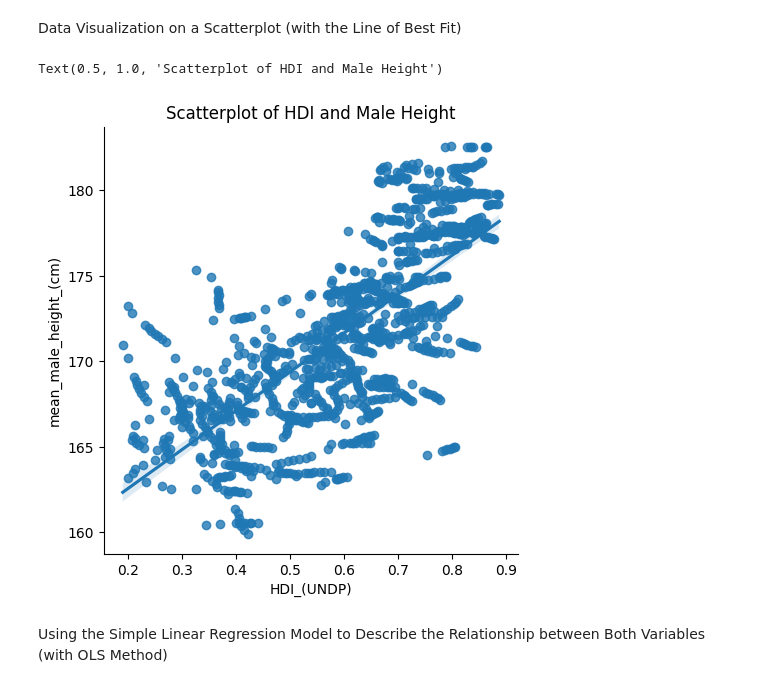
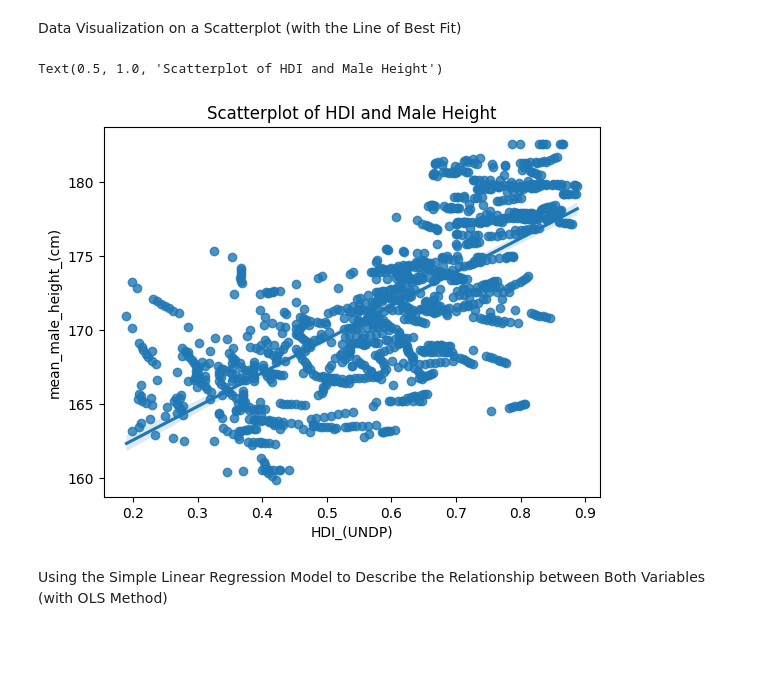
Before and after one commit to emiriosp/correlation_hdi_and_height, a Jupyter notebook: relationship_HDI_and_height.ipynb, the cells around one changed output. Saved outputs shown, nothing was run; the diff lists cells and outputs as text; code cells hidden in the pictures; blank space fills up the shorter version.

Commit message:
HDI & Height

```diff
--- a/relationship_HDI_and_height.ipynb
+++ b/relationship_HDI_and_height.ipynb
@@ -28,10 +28,10 @@ df
 # %% [markdown]
 Describing our Dataset (rounded to 3 decimal places, only HDI & height columns)
 # %%
-dataset = df.copy() # make a copy so we can go back to the original dataset if needed
+df_0 = df.copy() # make a copy so we can go back to the original dataset if needed
 
-dataset_1 = dataset.drop(columns=['entity','code','year','continent_edited']) # we only need data from HDI and height
-dataset_1.describe().round(3)
+df_1 = df_0.drop(columns=['entity','code','year','continent']) # we only need data from HDI and height
+df_1.describe().round(3)
 # %% [output]
 |  | HDI_(UNDP) | mean_male_height_(cm) |
 | count | 5001.000 | 21008.000 |
@@ -63,0 +47,3 @@ new_dataset
+# %%
+df_2 = df_1.dropna()
+df_2
@@ -118,11 +118,11 @@ new_dataset.plot.scatter(x, y, title='Scatterplot of HDI and Mean Height')
 # %% [markdown]
 Data Visualization on a Scatterplot (with the Line of Best Fit)
 # %%
-sns.lmplot(x, y, data=new_dataset)
+sns.regplot(x='HDI_(UNDP)', y='mean_male_height_(cm)', data=df_2)
 plt.title("Scatterplot of HDI and Male Height")
 # %% [output]
 Text(0.5, 1.0, 'Scatterplot of HDI and Male Height')
-[figure, old version]
+[figure, new version]
 # %% [markdown]
 Using the Simple Linear Regression Model to Describe the Relationship between Both Variables (with OLS Method)
 # %%
```
Also changed, not shown: parts of 7 cells of this notebook, 1 other file.
